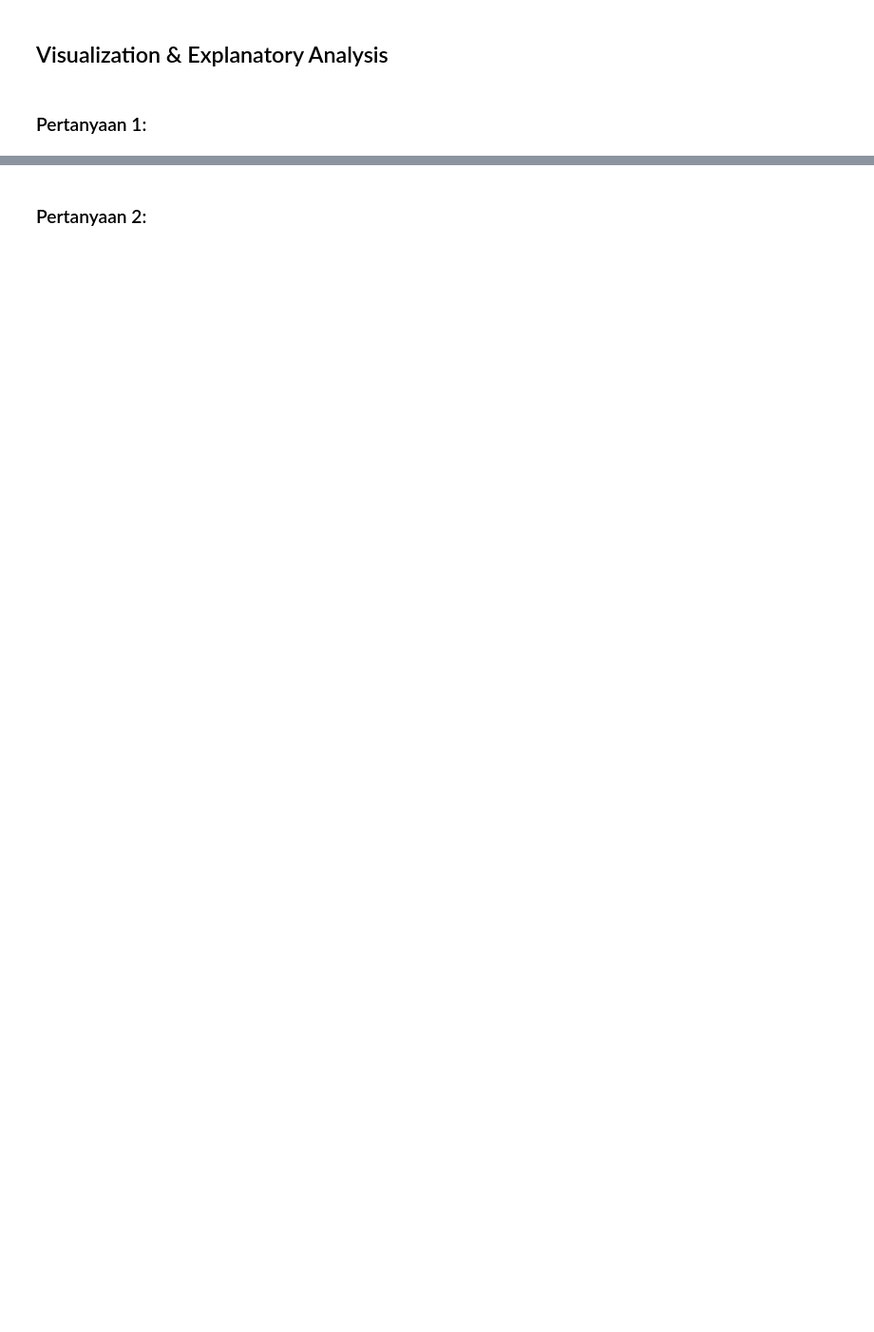
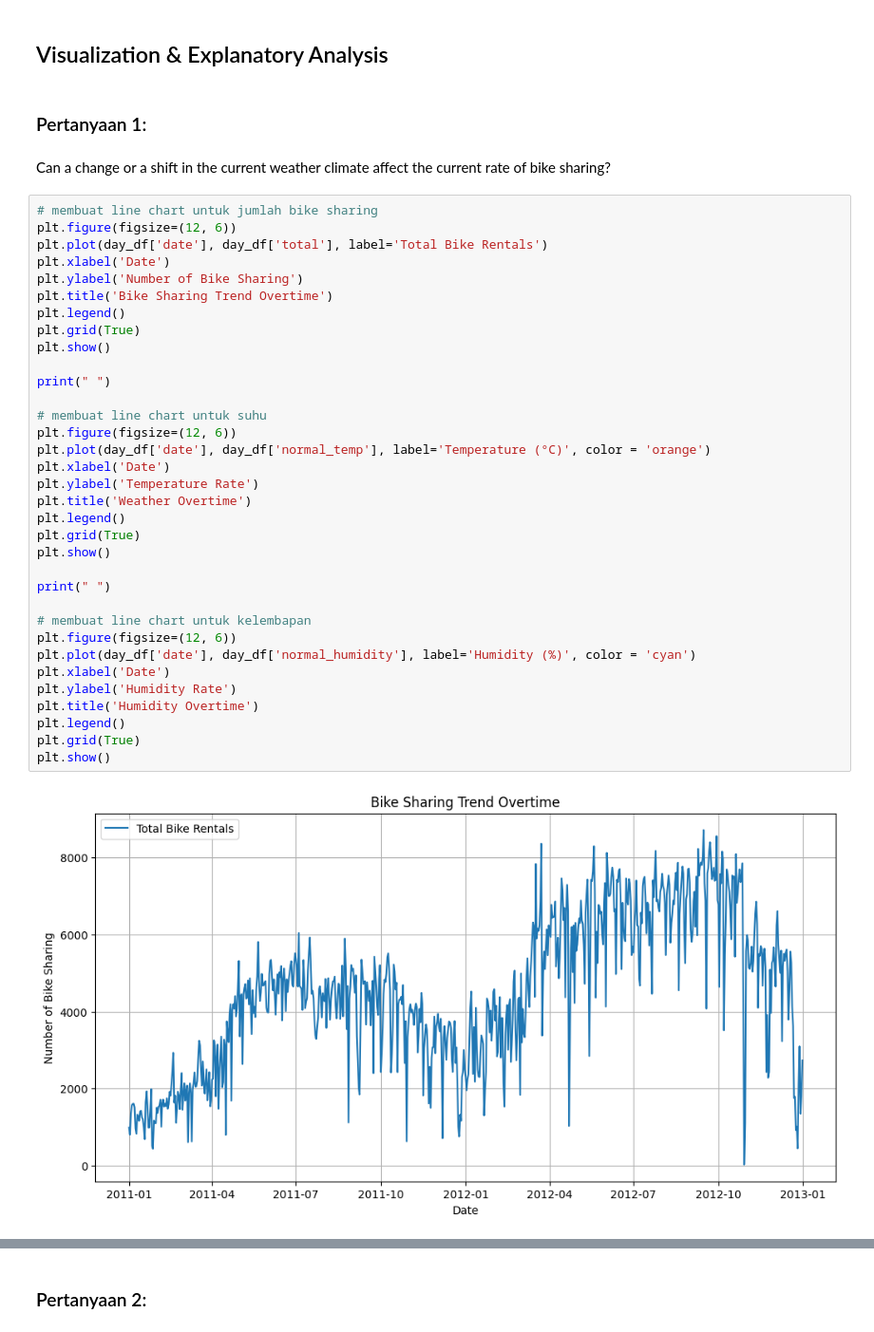
Before and after one commit to mikhail-karim/dicoding-bike_sharing_analysis-submission, a Jupyter notebook: notebook.ipynb, the cells around one changed output, grey strips where cells are left out. Shown at 95% size. Cells and saved outputs as stored; diff of their text form; blank space fills up the shorter version.

```diff
--- a/notebook.ipynb
+++ b/notebook.ipynb
@@ -644,3 +722,41 @@ day_df.groupby('day').agg({
 ## Visualization & Explanatory Analysis
 # %% [markdown]
 ### Pertanyaan 1:
+# %% [markdown]
+Can a change or a shift in the current weather climate affect the current rate of bike sharing?
+# %%
+# membuat line chart untuk jumlah bike sharing
+plt.figure(figsize=(12, 6))
+plt.plot(day_df['date'], day_df['total'], label='Total Bike Rentals')
+plt.xlabel('Date')
+plt.ylabel('Number of Bike Sharing')
+plt.title('Bike Sharing Trend Overtime')
+plt.legend()
+plt.grid(True)
+plt.show()
+
+print(" ")
+
+# membuat line chart untuk suhu
+plt.figure(figsize=(12, 6))
+plt.plot(day_df['date'], day_df['normal_temp'], label='Temperature (°C)', color = 'orange')
+plt.xlabel('Date')
+plt.ylabel('Temperature Rate')
+plt.title('Weather Overtime')
+plt.legend()
+plt.grid(True)
+plt.show()
+
+print(" ")
+
+# membuat line chart untuk kelembapan
+plt.figure(figsize=(12, 6))
+plt.plot(day_df['date'], day_df['normal_humidity'], label='Humidity (%)', color = 'cyan')
+plt.xlabel('Date')
+plt.ylabel('Humidity Rate')
+plt.title('Humidity Overtime')
+plt.legend()
+plt.grid(True)
+plt.show()
+# %% [output]
+[figure, added]
```
Also changed, not shown: parts of 76 cells of this notebook.
